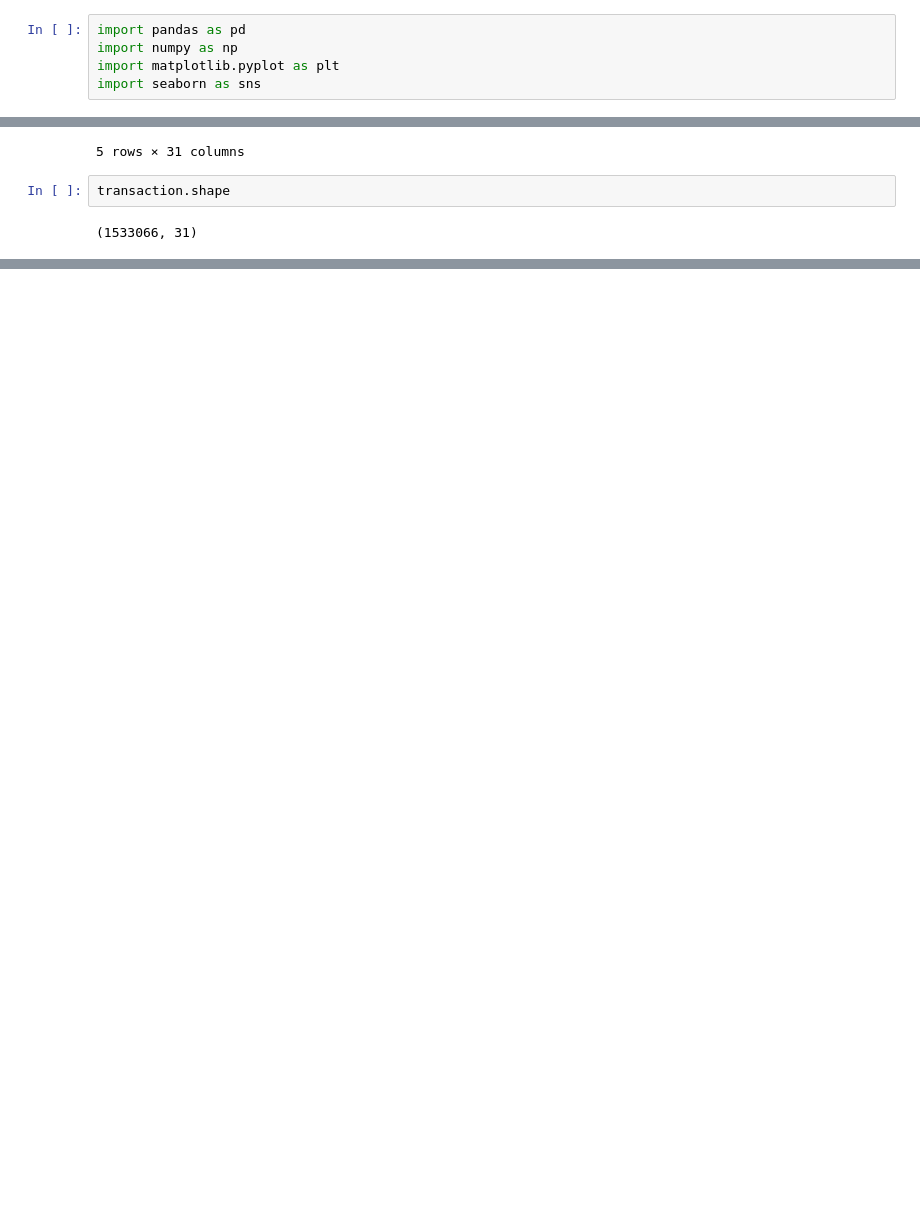
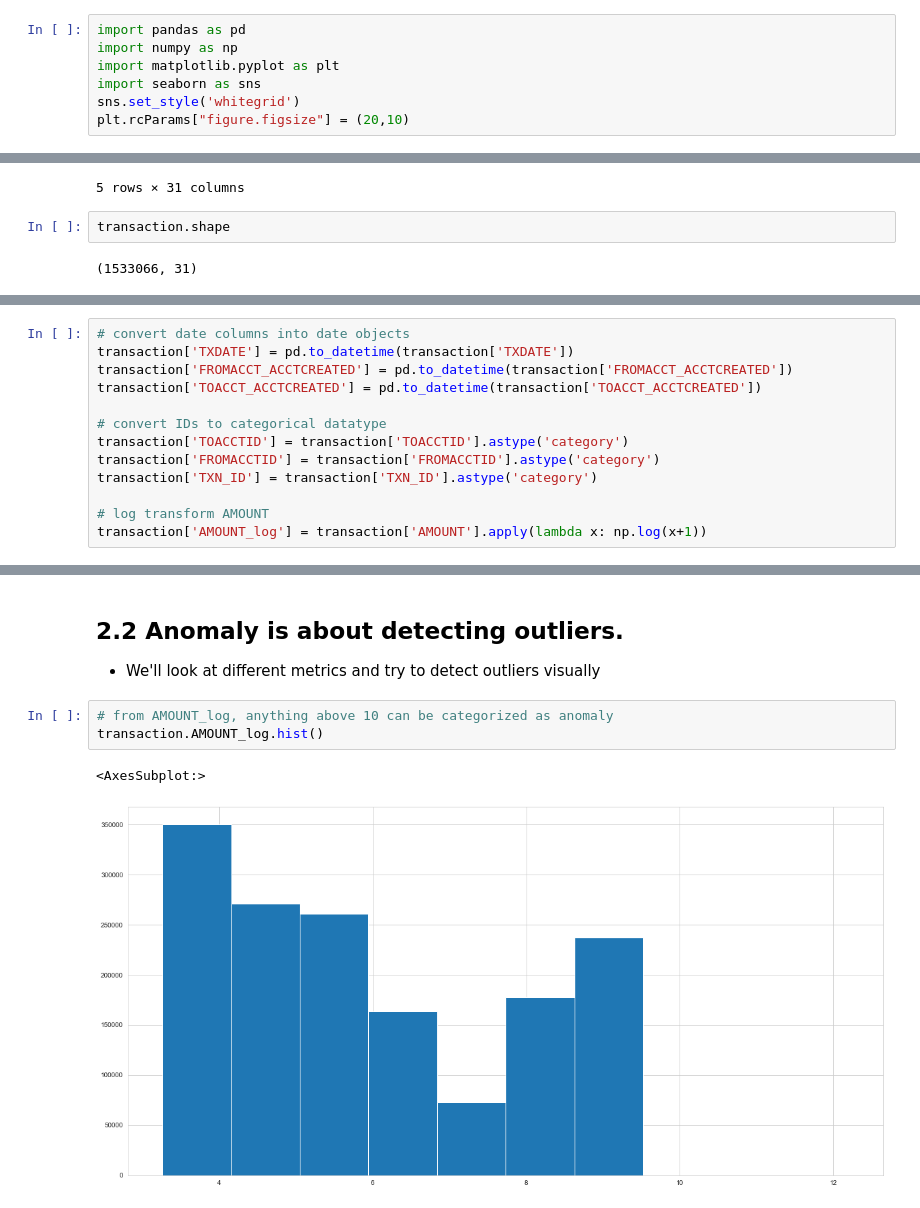
Before and after one commit to sindhri/anomaly2020, a Jupyter notebook: anomaly2020_visualization.ipynb, the cells around one changed output, grey strips where cells are left out. Saved outputs shown, nothing was run; the diff lists cells and outputs as text; blank space fills up the shorter version.

Commit message:
getting started with visualization

```diff
--- a/anomaly2020_visualization.ipynb
+++ b/anomaly2020_visualization.ipynb
@@ -3,3 +9,5 @@ import pandas as pd
 import numpy as np
 import matplotlib.pyplot as plt
 import seaborn as sns
+sns.set_style('whitegrid')
+plt.rcParams["figure.figsize"] = (20,10)
@@ -118,0 +147,13 @@ transaction.shape
+# %%
+# convert date columns into date objects
+transaction['TXDATE'] = pd.to_datetime(transaction['TXDATE'])
+transaction['FROMACCT_ACCTCREATED'] = pd.to_datetime(transaction['FROMACCT_ACCTCREATED'])
+transaction['TOACCT_ACCTCREATED'] = pd.to_datetime(transaction['TOACCT_ACCTCREATED'])
+
+# convert IDs to categorical datatype
+transaction['TOACCTID'] = transaction['TOACCTID'].astype('category')
+transaction['FROMACCTID'] = transaction['FROMACCTID'].astype('category')
+transaction['TXN_ID'] = transaction['TXN_ID'].astype('category')
+
+# log transform AMOUNT
+transaction['AMOUNT_log'] = transaction['AMOUNT'].apply(lambda x: np.log(x+1))
@@ -118,0 +234,9 @@ transaction.shape
+# %% [markdown]
+## 2.2 Anomaly is about detecting outliers.
+* We'll look at different metrics and try to detect outliers visually
+# %%
+# from AMOUNT_log, anything above 10 can be categorized as anomaly
+transaction.AMOUNT_log.hist()
+# %% [output]
+<AxesSubplot:>
+[figure, added]
```
Also changed, not shown: parts of 32 cells of this notebook.
